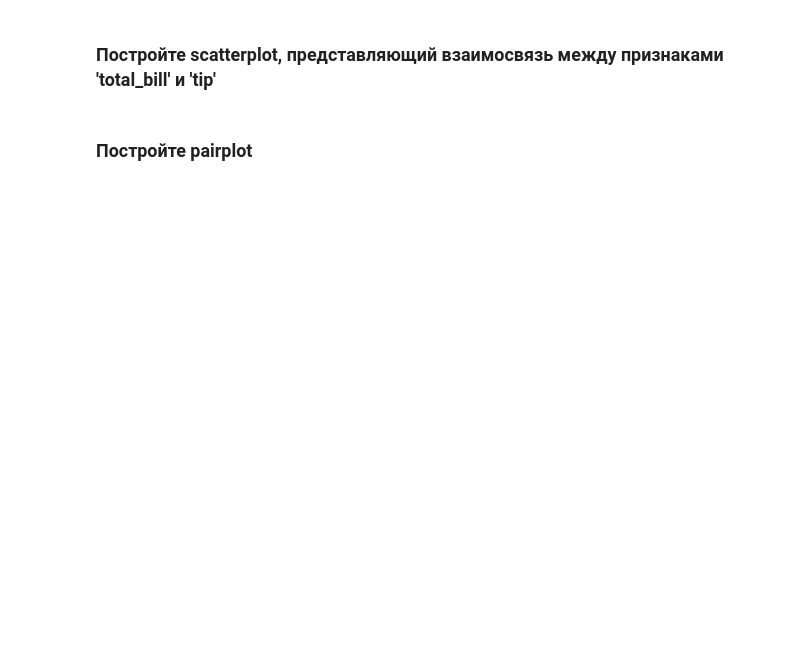
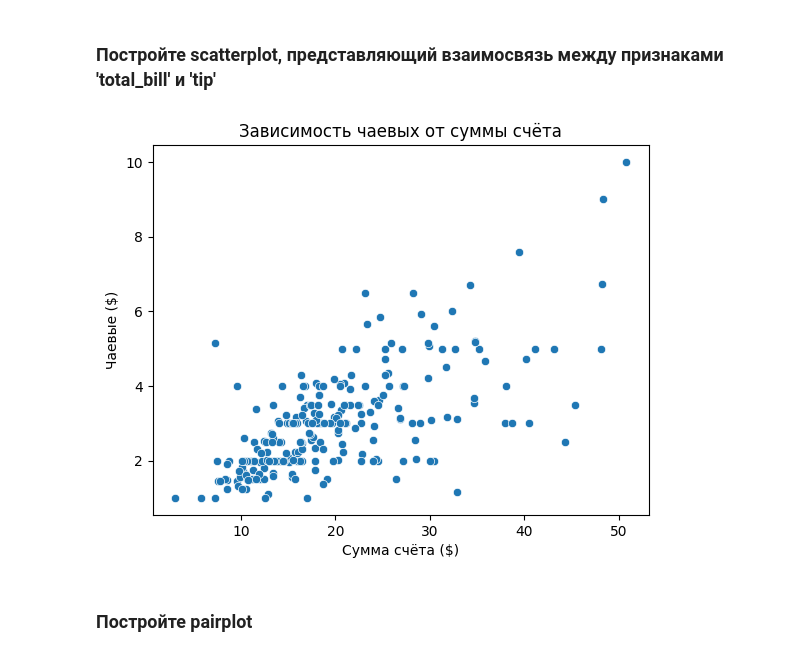
Before and after one commit to yulllss/ML-Basic, a Jupyter notebook: homework_07/homework_07.ipynb, the cells around one changed output. Cells and saved outputs as stored; diff of their text form; code cells hidden in the pictures; blank space fills up the shorter version.

```diff
--- a/homework_07/homework_07.ipynb
+++ b/homework_07/homework_07.ipynb
@@ -291,2 +296,12 @@ tips.iloc[80:100]
+# %%
+sns.scatterplot(data=tips, x='total_bill', y='tip')
+
+plt.title('Зависимость чаевых от суммы счёта')
+plt.xlabel('Сумма счёта ($)')
+plt.ylabel('Чаевые ($)')
+
+plt.show()
+# %% [output]
+[figure, added]
 # %% [markdown]
 ### Постройте pairplot
```
Also changed, not shown: parts of 12 cells of this notebook.
